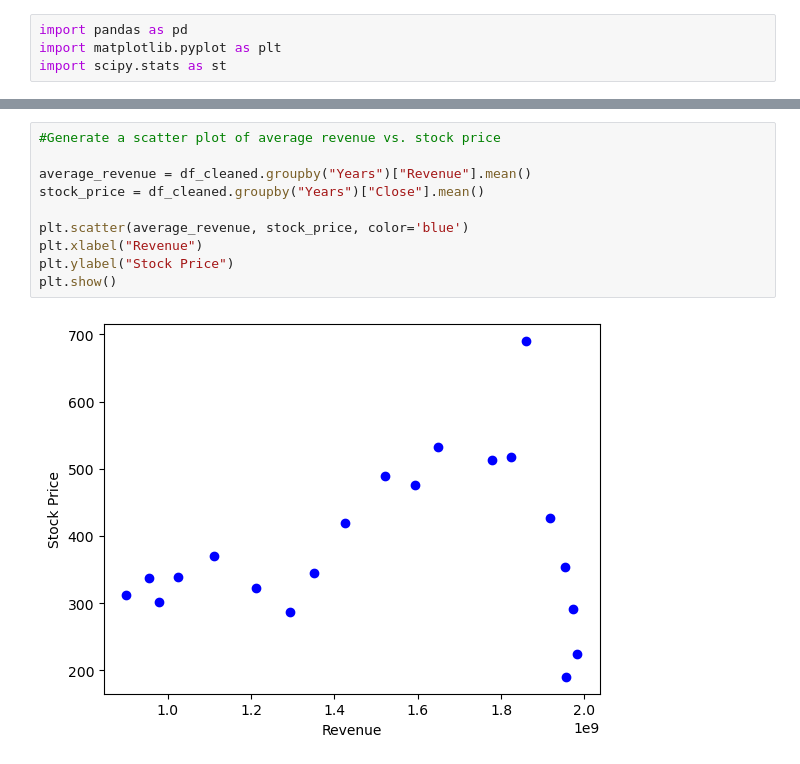
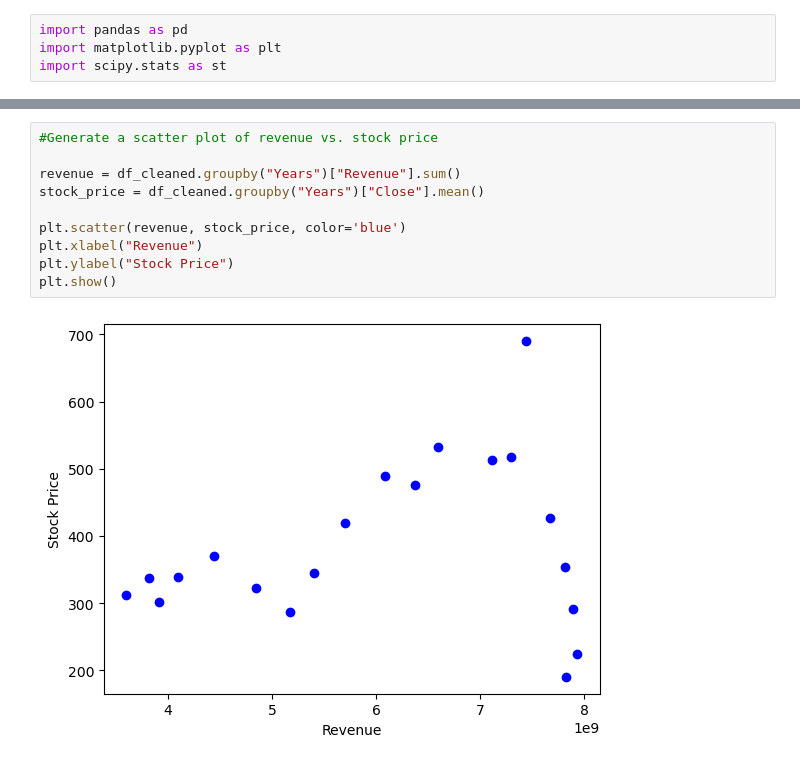
Before and after one commit to GinaGL/Netflixmoviesdataanalysis, a Jupyter notebook: Dataset Cleanup/correlation and linear regression.ipynb, the cells around one changed output, grey strips where cells are left out. Saved outputs shown, nothing was run; the diff lists cells and outputs as text.

```diff
--- a/Dataset Cleanup/correlation and linear regression.ipynb
+++ b/Dataset Cleanup/correlation and linear regression.ipynb
@@ -15,13 +22,13 @@ df_cleaned.head()
 # %%
-#Generate a scatter plot of average revenue vs. stock price
+#Generate a scatter plot of revenue vs. stock price
 
-average_revenue = df_cleaned.groupby("Years")["Revenue"].mean()
+revenue = df_cleaned.groupby("Years")["Revenue"].sum()
 stock_price = df_cleaned.groupby("Years")["Close"].mean()
 
-plt.scatter(average_revenue, stock_price, color='blue')
+plt.scatter(revenue, stock_price, color='blue')
 plt.xlabel("Revenue")
 plt.ylabel("Stock Price")
 plt.show()
 # %% [output]
-[figure, old version]
+[figure, new version]
 # %%
```
Also changed, not shown: parts of 2 cells of this notebook.
